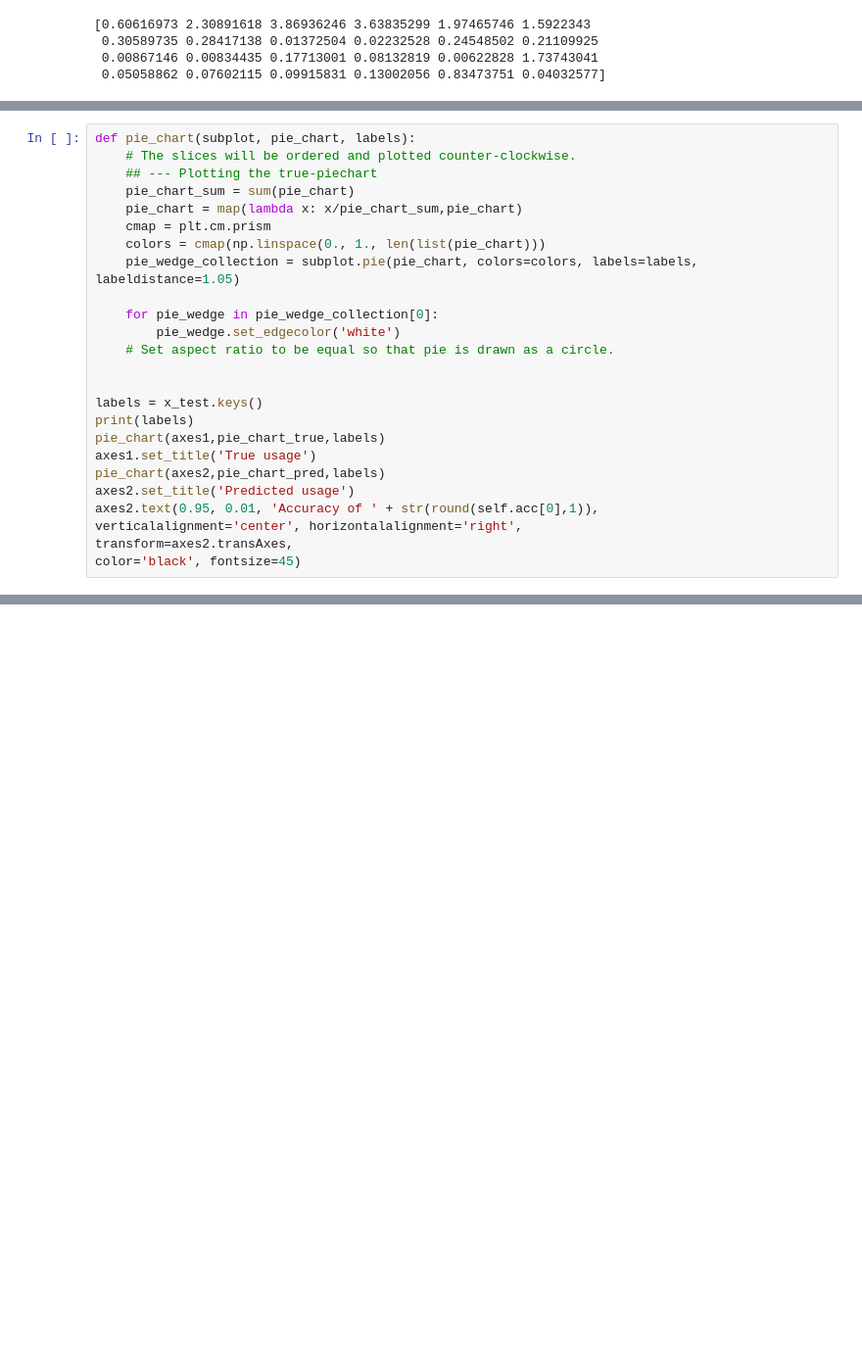
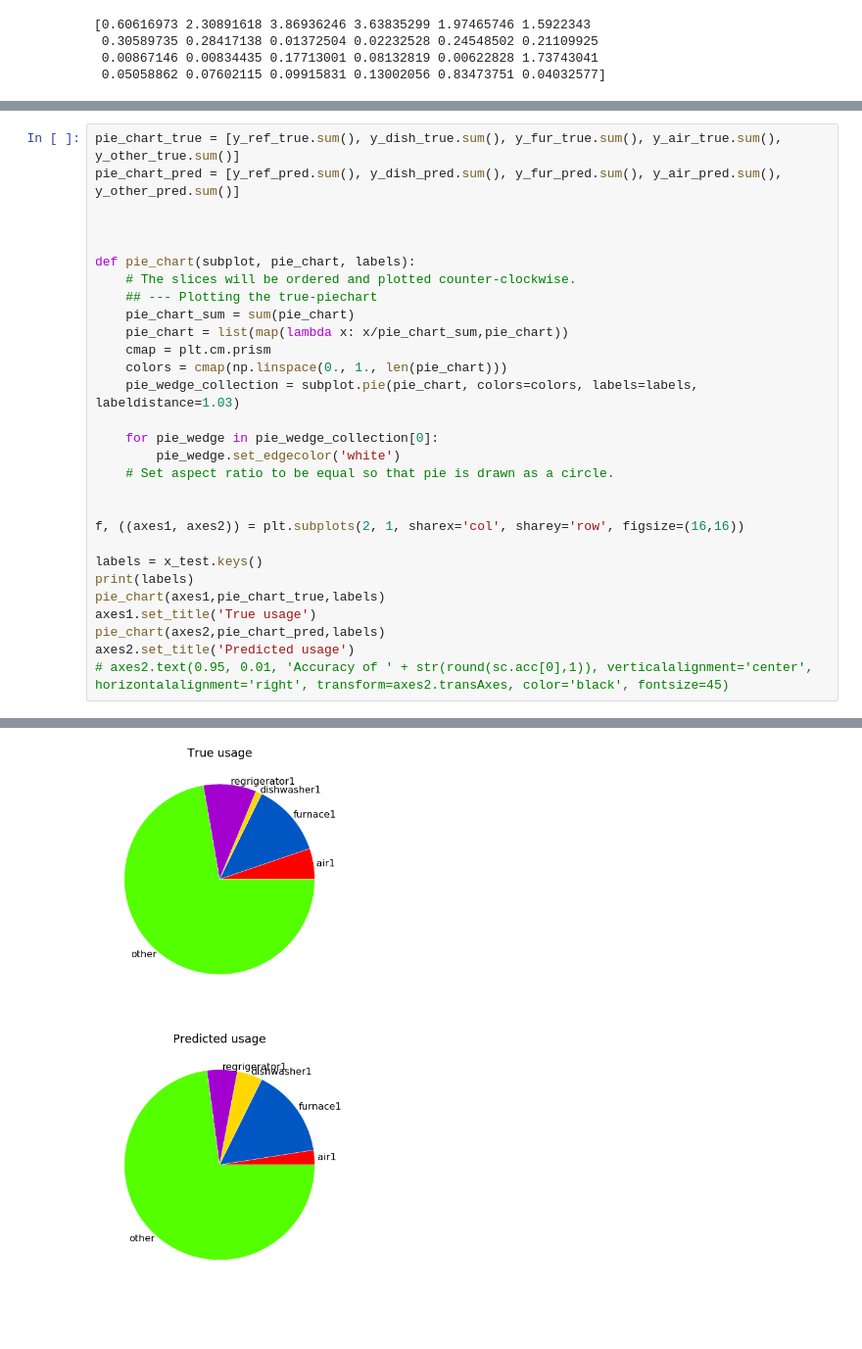
Before and after one commit to bondxue/Discriminative-Sparse-Coding-for-Energy-Disaggregation, a Jupyter notebook: DDSC.ipynb, the cells around one changed output, grey strips where cells are left out. Shown: that part at 98% size. Cells and saved outputs as stored; diff of their text form; blank space fills up the shorter version.

```diff
--- a/DDSC.ipynb
+++ b/DDSC.ipynb
@@ -532,17 +465,24 @@ IndexError: list index out of range
 # %%
+pie_chart_true = [y_ref_true.sum(), y_dish_true.sum(), y_fur_true.sum(), y_air_true.sum(), y_other_true.sum()]
+pie_chart_pred = [y_ref_pred.sum(), y_dish_pred.sum(), y_fur_pred.sum(), y_air_pred.sum(), y_other_pred.sum()]
+
+
+
 def pie_chart(subplot, pie_chart, labels):
     # The slices will be ordered and plotted counter-clockwise.
     ## --- Plotting the true-piechart
     pie_chart_sum = sum(pie_chart)
-    pie_chart = map(lambda x: x/pie_chart_sum,pie_chart)
+    pie_chart = list(map(lambda x: x/pie_chart_sum,pie_chart))
     cmap = plt.cm.prism
-    colors = cmap(np.linspace(0., 1., len(list(pie_chart)))
-    pie_wedge_collection = subplot.pie(pie_chart, colors=colors, labels=labels, labeldistance=1.05)
+    colors = cmap(np.linspace(0., 1., len(pie_chart)))
+    pie_wedge_collection = subplot.pie(pie_chart, colors=colors, labels=labels, labeldistance=1.03)
 
     for pie_wedge in pie_wedge_collection[0]:
         pie_wedge.set_edgecolor('white')
     # Set aspect ratio to be equal so that pie is drawn as a circle.
 
+
+f, ((axes1, axes2)) = plt.subplots(2, 1, sharex='col', sharey='row', figsize=(16,16))
 
 labels = x_test.keys()
 print(labels)
@@ -550,8 +490,5 @@ pie_chart(axes1,pie_chart_true,labels)
 axes1.set_title('True usage')
 pie_chart(axes2,pie_chart_pred,labels)
 axes2.set_title('Predicted usage')
-axes2.text(0.95, 0.01, 'Accuracy of ' + str(round(self.acc[0],1)),
-verticalalignment='center', horizontalalignment='right',
-transform=axes2.transAxes,
-color='black', fontsize=45)
+# axes2.text(0.95, 0.01, 'Accuracy of ' + str(round(sc.acc[0],1)), verticalalignment='center', horizontalalignment='right', transform=axes2.transAxes, color='black', fontsize=45)
 # %% [output]
@@ -559,2 +497,3 @@ SyntaxError: invalid syntax (<ipython-input-87-7b1169d4f2cd>, line 8)
+[figure, added]
 # %% [markdown]
 #
```
Also changed, not shown: parts of 3 cells of this notebook.
